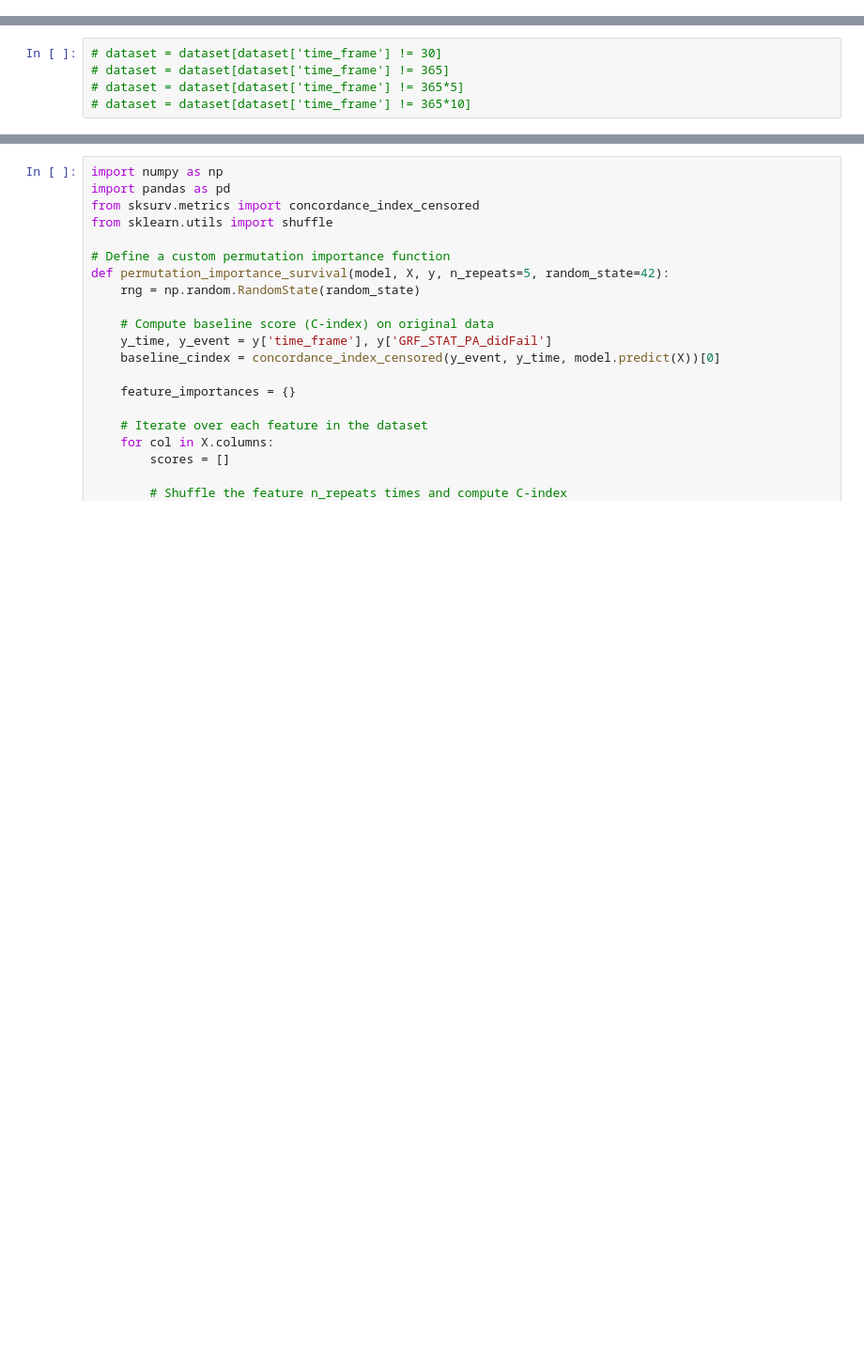
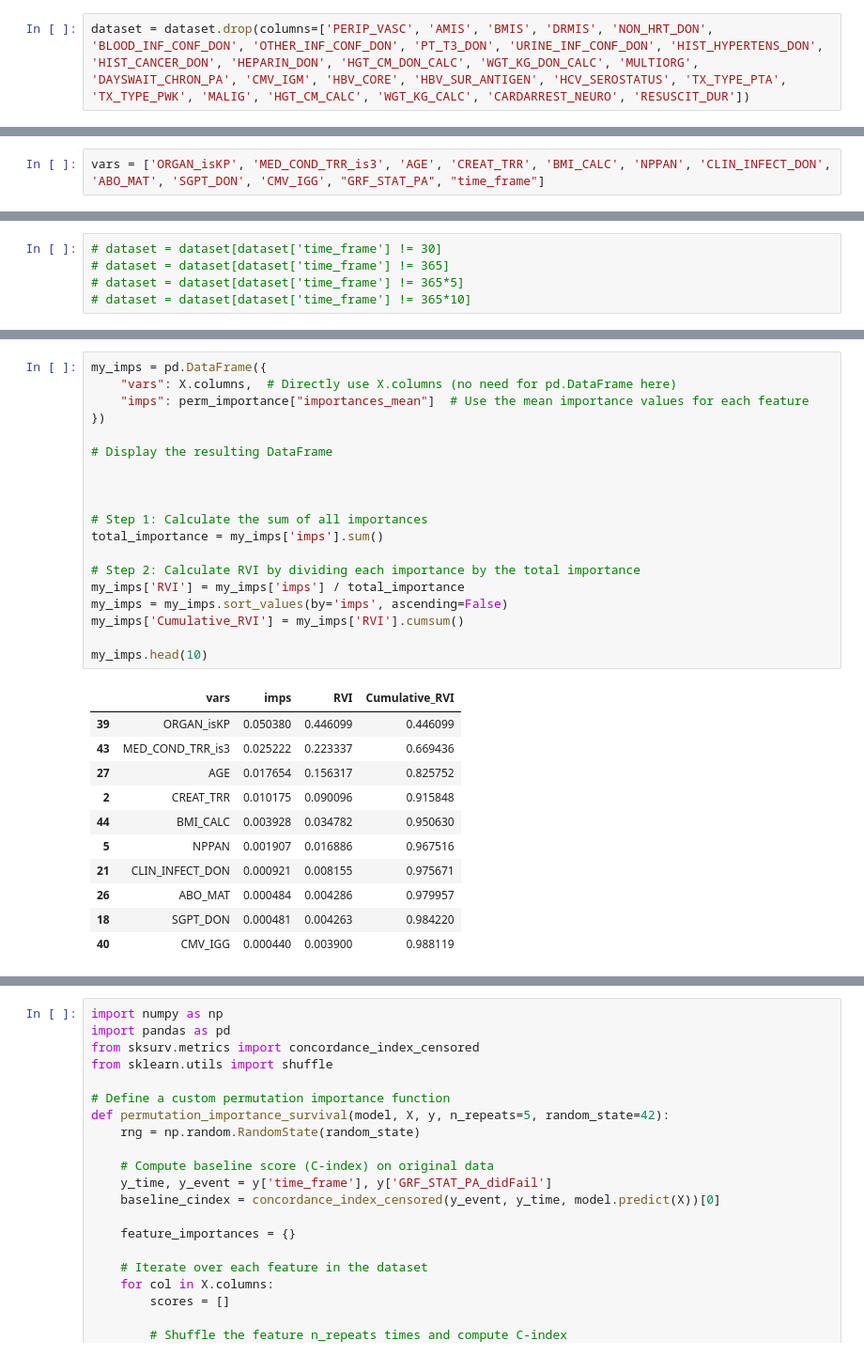
Before and after one commit to omaralt4/KIDPAN_WORK, a Jupyter notebook: SURVIVAL_CURVE.ipynb, the cells around one changed output, grey strips where cells are left out. Shown at 94% size. Cells and saved outputs as stored; diff of their text form; blank space fills up the shorter version.

```diff
--- a/SURVIVAL_CURVE.ipynb
+++ b/SURVIVAL_CURVE.ipynb
@@ -9,0 +10,2 @@ dataset = pd.read_csv("data_ready_final.csv")
+# %%
+dataset = dataset.drop(columns=['PERIP_VASC', 'AMIS', 'BMIS', 'DRMIS', 'NON_HRT_DON', 'BLOOD_INF_CONF_DON', 'OTHER_INF_CONF_DON', 'PT_T3_DON', 'URINE_INF_CONF_DON', 'HIST_HYPERTENS_DON', 'HIST_CANCER_DON', 'HEPARIN_DON', 'HGT_CM_DON_CALC', 'WGT_KG_DON_CALC', 'MULTIORG', 'DAYSWAIT_CHRON_PA', 'CMV_IGM', 'HBV_CORE', 'HBV_SUR_ANTIGEN', 'HCV_SEROSTATUS', 'TX_TYPE_PTA', 'TX_TYPE_PWK', 'MALIG', 'HGT_CM_CALC', 'WGT_KG_CALC', 'CARDARREST_NEURO', 'RESUSCIT_DUR'])
@@ -9,0 +14,2 @@ dataset = pd.read_csv("data_ready_final.csv")
+# %%
+vars = ['ORGAN_isKP', 'MED_COND_TRR_is3', 'AGE', 'CREAT_TRR', 'BMI_CALC', 'NPPAN', 'CLIN_INFECT_DON', 'ABO_MAT', 'SGPT_DON', 'CMV_IGG', "GRF_STAT_PA", "time_frame"]
@@ -31,3 +152,34 @@ RandomSurvivalForest(max_depth=10, n_estimators=150, n_jobs=-1, random_state=42)
+# %%
+my_imps = pd.DataFrame({
+    "vars": X.columns,  # Directly use X.columns (no need for pd.DataFrame here)
+    "imps": perm_importance["importances_mean"]  # Use the mean importance values for each feature
+})
+
+# Display the resulting DataFrame
+
+
+
+# Step 1: Calculate the sum of all importances
+total_importance = my_imps['imps'].sum()
+
+# Step 2: Calculate RVI by dividing each importance by the total importance
+my_imps['RVI'] = my_imps['imps'] / total_importance
+my_imps = my_imps.sort_values(by='imps', ascending=False)
+my_imps['Cumulative_RVI'] = my_imps['RVI'].cumsum()
+
+my_imps.head(10)
+# %% [output]
+|  | vars | imps | RVI | Cumulative_RVI |
+| 39 | ORGAN_isKP | 0.050380 | 0.446099 | 0.446099 |
+| 43 | MED_COND_TRR_is3 | 0.025222 | 0.223337 | 0.669436 |
+| 27 | AGE | 0.017654 | 0.156317 | 0.825752 |
+| 2 | CREAT_TRR | 0.010175 | 0.090096 | 0.915848 |
+| 44 | BMI_CALC | 0.003928 | 0.034782 | 0.950630 |
+| 5 | NPPAN | 0.001907 | 0.016886 | 0.967516 |
+| 21 | CLIN_INFECT_DON | 0.000921 | 0.008155 | 0.975671 |
+| 26 | ABO_MAT | 0.000484 | 0.004286 | 0.979957 |
+| 18 | SGPT_DON | 0.000481 | 0.004263 | 0.984220 |
+| 40 | CMV_IGG | 0.000440 | 0.003900 | 0.988119 |
 # %%
 import optuna
 import numpy as np
```
Also changed, not shown: parts of 24 cells of this notebook.
